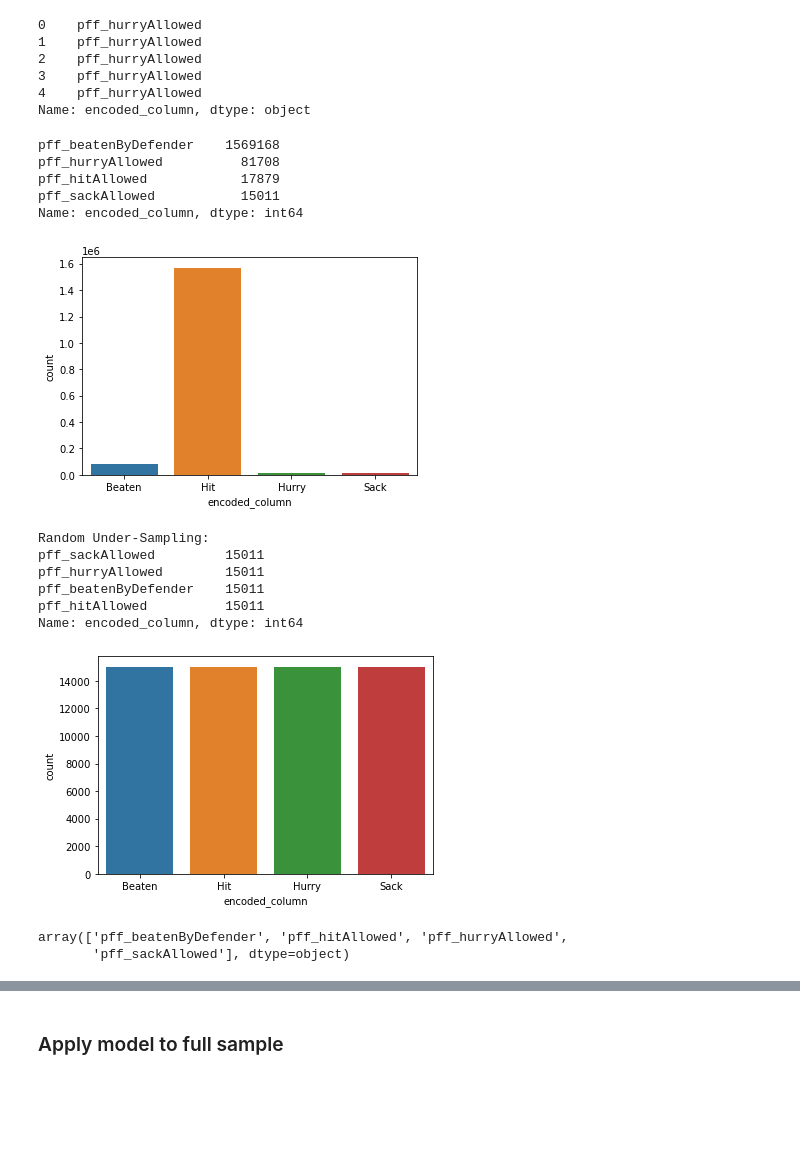
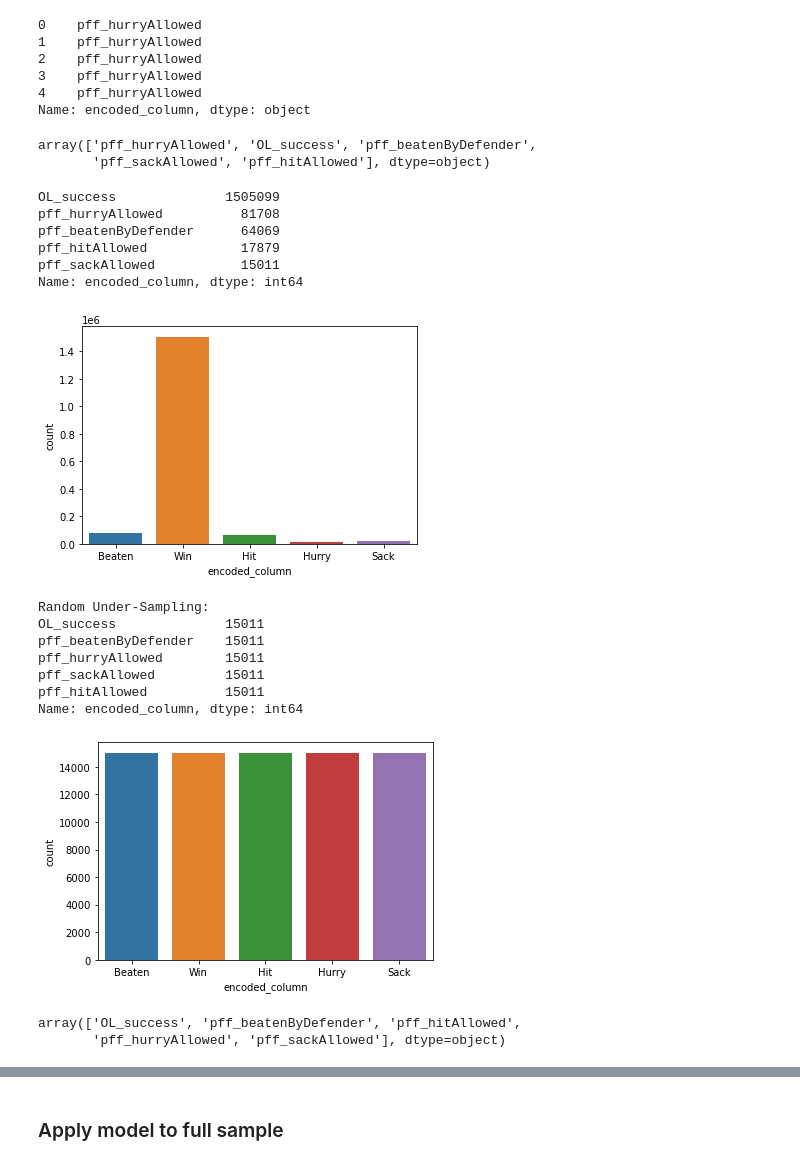
Before and after one commit to tramsay-deloitte/NFL-Data-Bowl-2023-Big-Time-Pass-Rush, a Jupyter notebook: Offensive_Lineman_MultiClass_Classifier.ipynb, the cells around one changed output, grey strips where cells are left out. Cells and saved outputs as stored; diff of their text form; code cells hidden in the pictures; blank space fills up the shorter version.

```diff
--- a/Offensive_Lineman_MultiClass_Classifier.ipynb
+++ b/Offensive_Lineman_MultiClass_Classifier.ipynb
@@ -30,9 +30,11 @@ df.head()
 | 3 | 3.013485 | 0.991871 | 33 | 2.211990 | 53504.0 | 1.306331 | 42404.0 | 4.602445 | ... |
 | 4 | 2.924474 | 0.963247 | 33 | 2.253908 | 53504.0 | 1.348332 | 42404.0 | 4.608188 | ... |
 5 rows × 112 columns
+# %%
+df['OL_success'] = df.apply(lambda x: 1 if (x.pff_beatenByDefender != 1 or x.pff_hitAllowed != 1 or x.pff_hurryAllowed != 1 or x.pff_sackAllowed !=1) else 0, axis = 1)
 # %%
 #dummy columns to be encoded
-y = df[['pff_beatenByDefender', 'pff_hitAllowed', 'pff_hurryAllowed', 'pff_sackAllowed']]
+y = df[['pff_beatenByDefender', 'pff_hitAllowed', 'pff_hurryAllowed', 'pff_sackAllowed', 'OL_success']]
 # %%
 #encode y into one column
 # Find the index of the max value in each row of the dummy variables dataframe
@@ -46,47 +48,57 @@ df.encoded_column.head()
 3    pff_hurryAllowed
 4    pff_hurryAllowed
 Name: encoded_column, dtype: object
+# %%
+df.encoded_column.unique()
+# %% [output]
+array(['pff_hurryAllowed', 'OL_success', 'pff_beatenByDefender',
+       'pff_sackAllowed', 'pff_hitAllowed'], dtype=object)
 # %%
 #plot
 print(df.encoded_column.value_counts())
-class_names = ['Beaten', 'Hit', 'Hurry',
+class_names = [ 'Beaten','Win', 'Hit', 'Hurry',
        'Sack']
 ax = sns.countplot(x=df.encoded_column);
 ax.set_xticklabels(class_names)
 plt.show()
 # %% [output]
-pff_beatenByDefender    1569168
+OL_success              1505099
 pff_hurryAllowed          81708
+pff_beatenByDefender      64069
 pff_hitAllowed            17879
 pff_sackAllowed           15011
 Name: encoded_column, dtype: int64
-[figure, old version]
+[figure, new version]
 # %%
 # Divide by class
-df_class_0    = df[df.encoded_column == 'pff_beatenByDefender'] #class with more samples
-df_class_1    = df[df.encoded_column == 'pff_hurryAllowed'] #class with more samples
-df_class_2    = df[df.encoded_column == 'pff_hitAllowed'] #class with more samples
-df_class_3    = df[df.encoded_column == 'pff_sackAllowed'] #class with fewer samples
-count_class_3 = len(df_class_3)
+df_class_0    = df[df.encoded_column == 'OL_success'] #class with more samples
+df_class_1    = df[df.encoded_column == 'pff_beatenByDefender'] #class with more samples
+df_class_2    = df[df.encoded_column == 'pff_hurryAllowed'] #class with more samples
+df_class_3    = df[df.encoded_column == 'pff_hitAllowed'] #class with more samples
+df_class_4    = df[df.encoded_column == 'pff_sackAllowed'] #class with fewer samples
+count_class_4 = len(df_class_4)
 # %%
-df_class_0_under = df_class_0.sample(count_class_3, replace=True)
-df_class_1_under = df_class_1.sample(count_class_3, replace=True)
-df_class_2_under = df_class_2.sample(count_class_3, replace=True)
+df_class_0_under = df_class_0.sample(count_class_4, replace=True)
+df_class_1_under = df_class_1.sample(count_class_4, replace=True)
+df_class_2_under = df_class_2.sample(count_class_4, replace=True)
+df_class_3_under = df_class_3.sample(count_class_4, replace=True)
 df_new = pd.concat([df_class_0_under, df_class_1_under], axis=0)
 df_new = pd.concat([df_new, df_class_2_under], axis=0)
-df_under         = pd.concat([df_new, df_class_3], axis=0)
+df_new = pd.concat([df_new, df_class_3_under], axis=0)
+df_under         = pd.concat([df_new, df_class_4], axis=0)
 print('Random Under-Sampling:')
 print(df_under.encoded_column.value_counts())
 #plot
 ax = sns.countplot(x=df_under.encoded_column);
 ax.set_xticklabels(class_names)
 plt.show()
 # %% [output]
 Random Under-Sampling:
+OL_success              15011
+pff_beatenByDefender    15011
+pff_hurryAllowed        15011
 pff_sackAllowed         15011
-pff_hurryAllowed        15011
-pff_beatenByDefender    15011
 pff_hitAllowed          15011
 Name: encoded_column, dtype: int64
-[figure, old version]
+[figure, new version]
 # %%
@@ -100,8 +112,8 @@ classes = le.classes_
 y=le.transform(y)
 le.classes_
 # %% [output]
-array(['pff_beatenByDefender', 'pff_hitAllowed', 'pff_hurryAllowed',
-       'pff_sackAllowed'], dtype=object)
+array(['OL_success', 'pff_beatenByDefender', 'pff_hitAllowed',
+       'pff_hurryAllowed', 'pff_sackAllowed'], dtype=object)
 # %%
 #train test split
 X_tr, X_te, y_tr, y_te = train_test_split(X, y, test_size = 0.2, random_state = 42)
```
Also changed, not shown: parts of 11 cells of this notebook.
